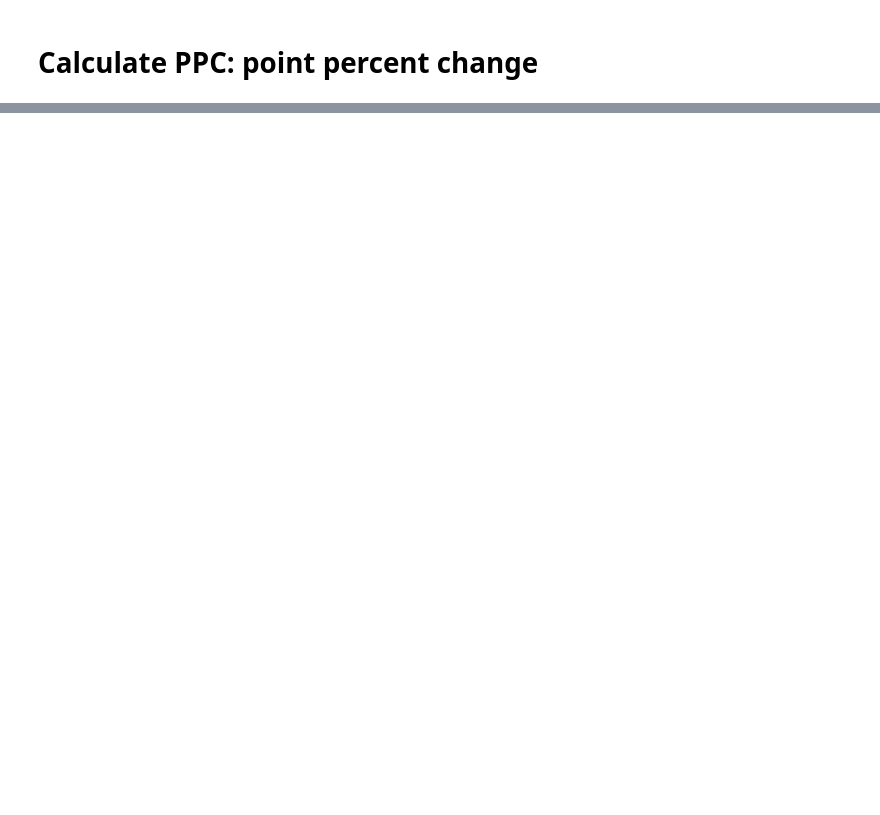
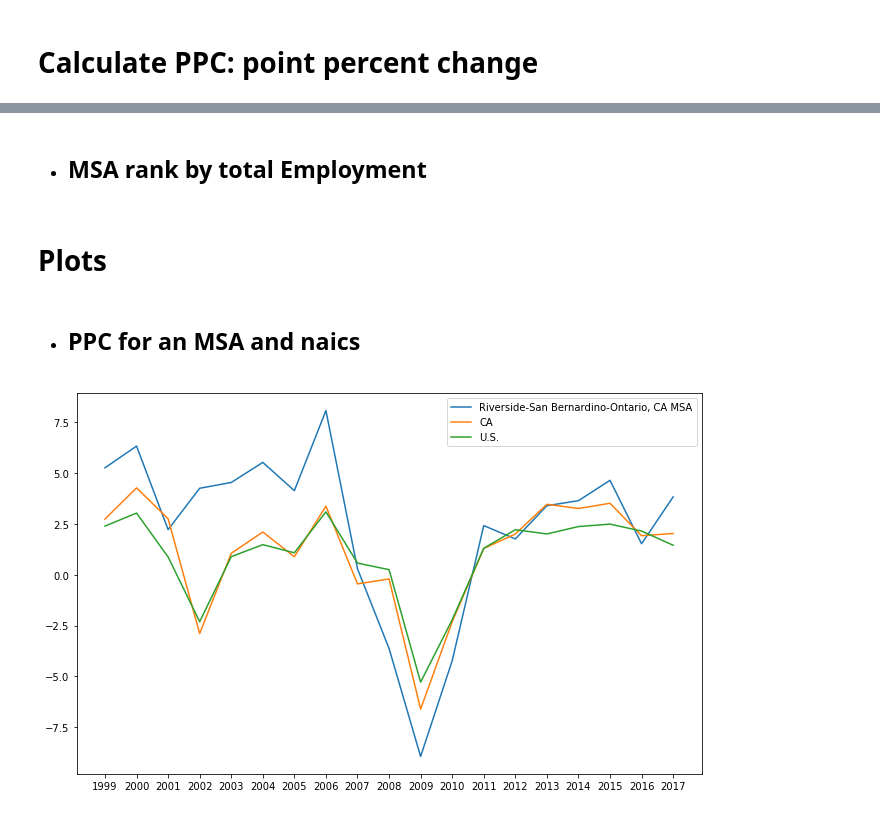
Before and after one commit to hamed-a/DI-project, a Jupyter notebook: process_data_.ipynb, the cells around one changed output, grey strips where cells are left out. Drawn from its saved outputs; the diff is of its cells as text; code cells hidden in the pictures; blank space fills up the shorter version.

```diff
--- a/process_data_.ipynb
+++ b/process_data_.ipynb
@@ -62,0 +58,2 @@ df_state_all_ppc.index = list(range(year_start+1,2018))
+# %%
+tot_empl_state_ppc = tot_empl_state_all.diff().dropna()/tot_empl_state_all.shift().dropna()*100
@@ -63 +64,18 @@ df_state_all_ppc.index = list(range(year_start+1,2018))
+# %%
+MSA_df = pd.read_csv('data/MSA_wikipedia.csv',delimiter='\t')
+
+MSAs = MSA_df['Metropolitan statistical area ']
+MSA_shorts = MSAs.map(lambda x: x.split(',')[0].split('-')[0].lower() )
+MSA_shorts_dict = {MSA_shorts.iloc[i]:
+                   {'MSA': MSAs.iloc[i][:-1],
+                    'State': MSAs.iloc[i].split(', ')[1].split(' ')[0] } for i in range(len(MSAs))  }
+
+
+state_abbr_df = pd.read_csv('data/state_abbr.csv',delimiter='\t',names=['State','Abbr.'])
+state_to_abbr_dict = { state_abbr_df['State'].iloc[i].title()[0:-1] :state_abbr_df['Abbr.'].iloc[i] for i in range(len(state_abbr_df)) }
+state_to_abbr_dict['United States'] = 'US'
+
+abbr_to_state_dict ={ v:k for k,v in state_to_abbr_dict.items()}
+
+MSA_to_state_dict = { MSAs.iloc[i][:-1]: MSAs.iloc[i].split(', ')[1].split(' ')[0]  for i in range(len(MSAs))  }
 # %% [markdown]
@@ -84,0 +112,2 @@ df_state[1998]
+# %% [markdown]
+- ## MSA rank by total Employment
@@ -84,0 +118,32 @@ df_state[1998]
+# %% [markdown]
+# Plots
+# %% [markdown]
+- ## PPC for an MSA and naics
+# %%
+#MSA = 'Los Angeles-Long Beach-Anaheim, CA MSA'
+MSA = 'Riverside-San Bernardino-Ontario, CA MSA'
+#MSA = 'San Diego-Chula Vista-Carlsbad, CA MSA'
+#MSA = 'Oxnard-Thousand Oaks-Ventura, CA MSA'
+#MSA = 'Santa Maria-Santa Barbara, CA MSA'
+
+#MSA = 'Denver-Aurora-Lakewood, CO MSA'
+NAICS_code = '--'
+
+plt.figure()
+
+fsize = 7
+plt.gcf().set_size_inches(fsize*1.6,fsize)
+
+tot_empl_ppc[ (MSA,NAICS_code) ].plot(label=MSA)
+tot_empl_state_ppc[ ( abbr_to_state_dict[MSA_to_state_dict[MSA]] ,NAICS_code) ].plot(label=MSA_to_state_dict[MSA])
+tot_empl_state_ppc[ ( 'United States' ,NAICS_code) ].plot(label='U.S.')
+
+ax = plt.gca()
+ax.set_yticks( [0], minor=True )
+ax.yaxis.grid(True, which='minor')
+
+plt.legend()
+plt.xticks(list(range(year_start+1,year_end) ));
+#plt.grid(True)
+# %% [output]
+[figure, added]
```
Also changed, not shown: parts of 37 cells of this notebook, 4 other files.
